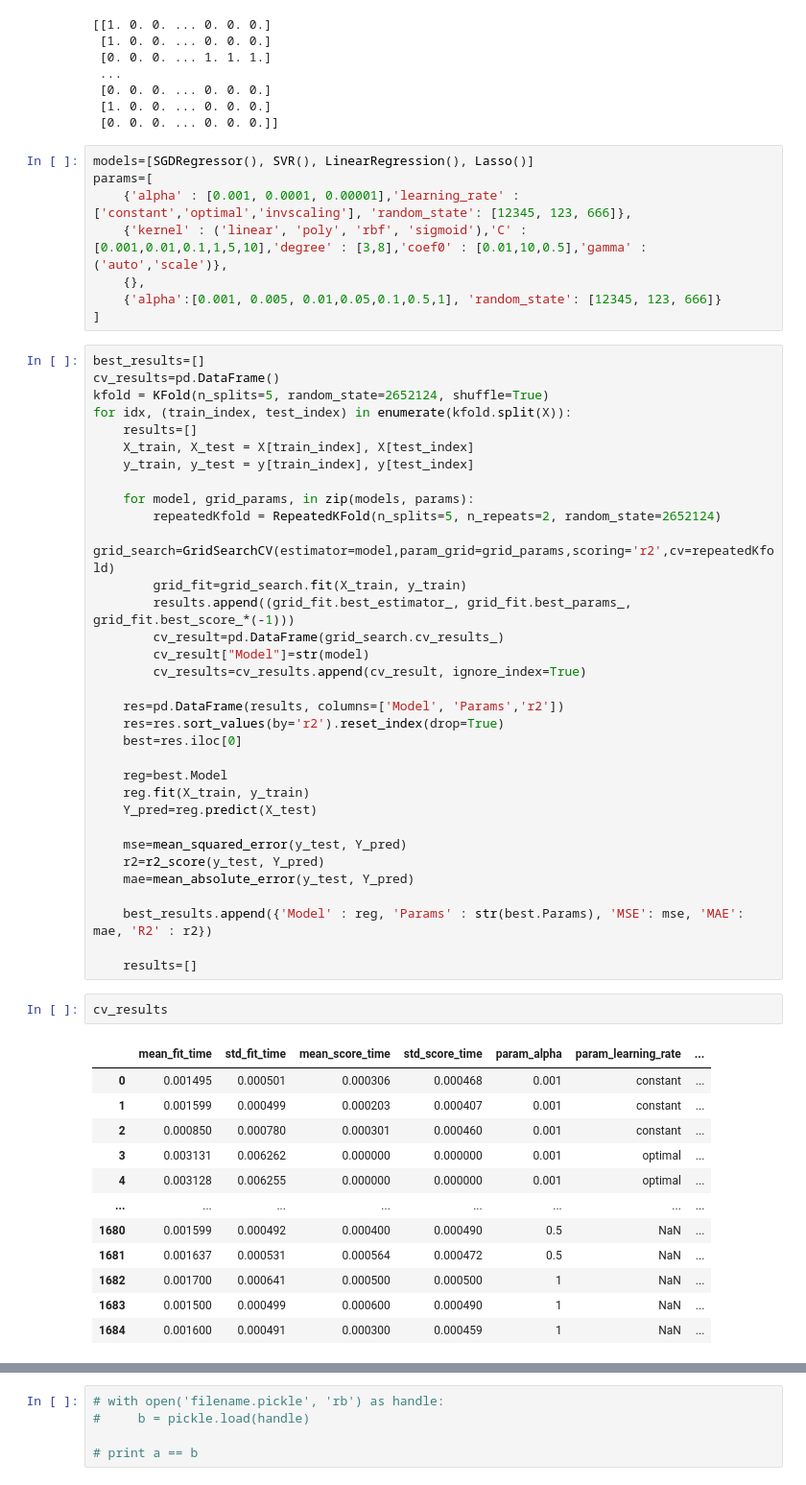
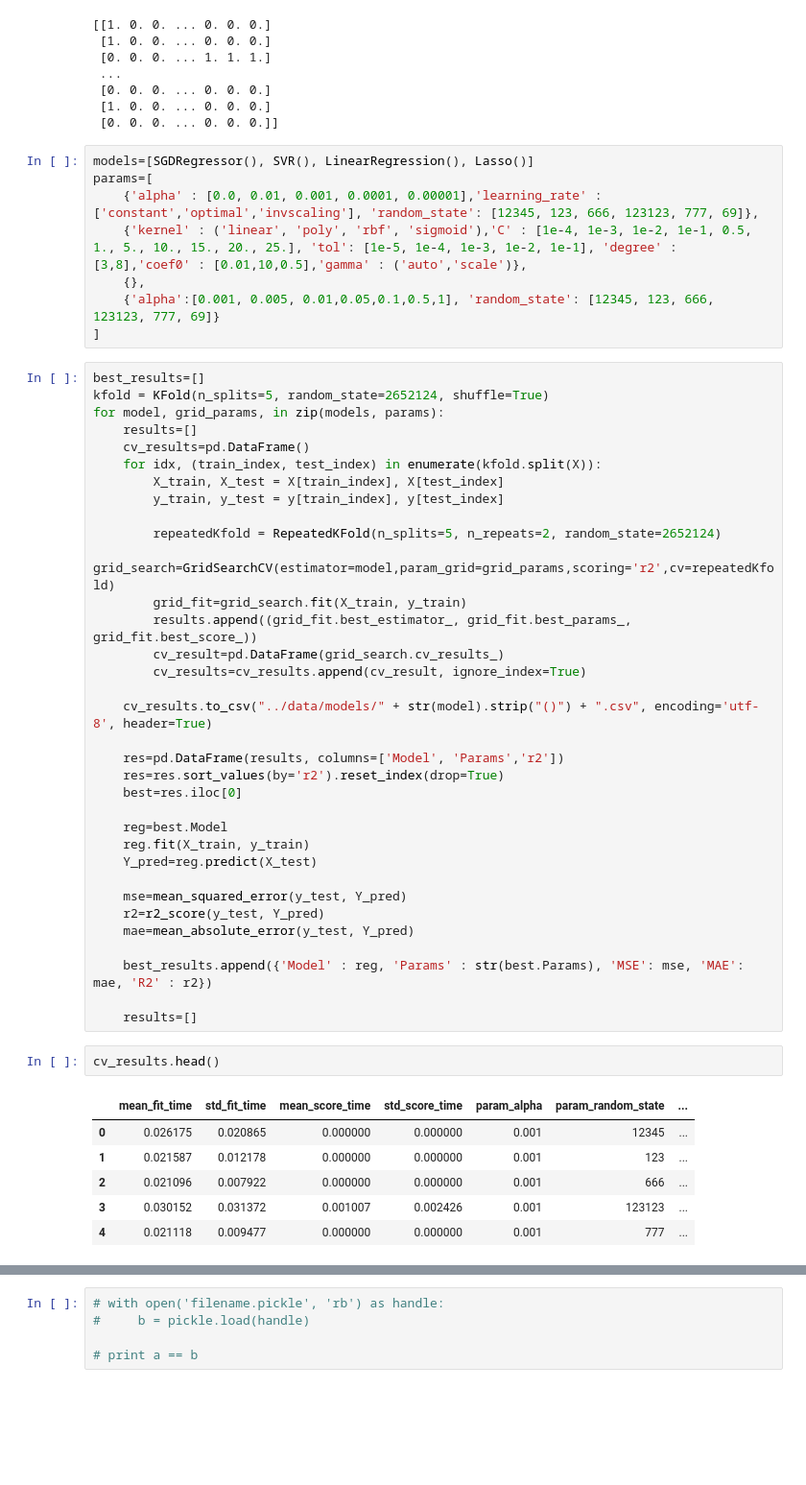
Before and after one commit to nkwasniak/umwpl2021-hepatoxicity-prediction, a Jupyter notebook: notebooks/hepatotoxicity_prediciton.ipynb, the cells around one changed output, grey strips where cells are left out. Shown at 96% size. Saved outputs shown, nothing was run; the diff lists cells and outputs as text; blank space fills up the shorter version.

```diff
--- a/notebooks/hepatotoxicity_prediciton.ipynb
+++ b/notebooks/hepatotoxicity_prediciton.ipynb
@@ -52,28 +53,29 @@ print(X)
 # %%
 models=[SGDRegressor(), SVR(), LinearRegression(), Lasso()]
 params=[
-    {'alpha' : [0.001, 0.0001, 0.00001],'learning_rate' : ['constant','optimal','invscaling'], 'random_state': [12345, 123, 666]},
-    {'kernel' : ('linear', 'poly', 'rbf', 'sigmoid'),'C' : [0.001,0.01,0.1,1,5,10],'degree' : [3,8],'coef0' : [0.01,10,0.5],'gamma' : ('auto','scale')},
+    {'alpha' : [0.0, 0.01, 0.001, 0.0001, 0.00001],'learning_rate' : ['constant','optimal','invscaling'], 'random_state': [12345, 123, 666, 123123, 777, 69]},
+    {'kernel' : ('linear', 'poly', 'rbf', 'sigmoid'),'C' : [1e-4, 1e-3, 1e-2, 1e-1, 0.5, 1., 5., 10., 15., 20., 25.], 'tol': [1e-5, 1e-4, 1e-3, 1e-2, 1e-1], 'degree' : [3,8],'coef0' : [0.01,10,0.5],'gamma' : ('auto','scale')},
     {},
-    {'alpha':[0.001, 0.005, 0.01,0.05,0.1,0.5,1], 'random_state': [12345, 123, 666]}
+    {'alpha':[0.001, 0.005, 0.01,0.05,0.1,0.5,1], 'random_state': [12345, 123, 666, 123123, 777, 69]}
 ]
 # %%
 best_results=[]
-cv_results=pd.DataFrame()
 kfold = KFold(n_splits=5, random_state=2652124, shuffle=True)
-for idx, (train_index, test_index) in enumerate(kfold.split(X)):
+for model, grid_params, in zip(models, params):
     results=[]
-    X_train, X_test = X[train_index], X[test_index]
-    y_train, y_test = y[train_index], y[test_index]
+    cv_results=pd.DataFrame()
+    for idx, (train_index, test_index) in enumerate(kfold.split(X)):
+        X_train, X_test = X[train_index], X[test_index]
+        y_train, y_test = y[train_index], y[test_index]
 
-    for model, grid_params, in zip(models, params):
         repeatedKfold = RepeatedKFold(n_splits=5, n_repeats=2, random_state=2652124)
         grid_search=GridSearchCV(estimator=model,param_grid=grid_params,scoring='r2',cv=repeatedKfold)
         grid_fit=grid_search.fit(X_train, y_train)
-        results.append((grid_fit.best_estimator_, grid_fit.best_params_, grid_fit.best_score_*(-1)))
+        results.append((grid_fit.best_estimator_, grid_fit.best_params_, grid_fit.best_score_))
         cv_result=pd.DataFrame(grid_search.cv_results_)
-        cv_result["Model"]=str(model)
         cv_results=cv_results.append(cv_result, ignore_index=True)
+
+    cv_results.to_csv("../data/models/" + str(model).strip("()") + ".csv", encoding='utf-8', header=True)
 
     res=pd.DataFrame(results, columns=['Model', 'Params','r2'])
     res=res.sort_values(by='r2').reset_index(drop=True)
@@ -91,17 +93,11 @@ for idx, (train_index, test_index) in enumerate(kfold.split(X)):
 
     results=[]
 # %%
-cv_results
+cv_results.head()
 # %% [output]
-|  | mean_fit_time | std_fit_time | mean_score_time | std_score_time | param_alpha | param_learning_rate | ... |
-| 0 | 0.001495 | 0.000501 | 0.000306 | 0.000468 | 0.001 | constant | ... |
-| 1 | 0.001599 | 0.000499 | 0.000203 | 0.000407 | 0.001 | constant | ... |
-| 2 | 0.000850 | 0.000780 | 0.000301 | 0.000460 | 0.001 | constant | ... |
-| 3 | 0.003131 | 0.006262 | 0.000000 | 0.000000 | 0.001 | optimal | ... |
-| 4 | 0.003128 | 0.006255 | 0.000000 | 0.000000 | 0.001 | optimal | ... |
-| ... | ... | ... | ... | ... | ... | ... | ... |
-| 1680 | 0.001599 | 0.000492 | 0.000400 | 0.000490 | 0.5 | NaN | ... |
-| 1681 | 0.001637 | 0.000531 | 0.000564 | 0.000472 | 0.5 | NaN | ... |
-| 1682 | 0.001700 | 0.000641 | 0.000500 | 0.000500 | 1 | NaN | ... |
-| 1683 | 0.001500 | 0.000499 | 0.000600 | 0.000490 | 1 | NaN | ... |
-| 1684 | 0.001600 | 0.000491 | 0.000300 | 0.000459 | 1 | NaN | ... |
+|  | mean_fit_time | std_fit_time | mean_score_time | std_score_time | param_alpha | param_random_state | ... |
+| 0 | 0.026175 | 0.020865 | 0.000000 | 0.000000 | 0.001 | 12345 | ... |
+| 1 | 0.021587 | 0.012178 | 0.000000 | 0.000000 | 0.001 | 123 | ... |
+| 2 | 0.021096 | 0.007922 | 0.000000 | 0.000000 | 0.001 | 666 | ... |
+| 3 | 0.030152 | 0.031372 | 0.001007 | 0.002426 | 0.001 | 123123 | ... |
+| 4 | 0.021118 | 0.009477 | 0.000000 | 0.000000 | 0.001 | 777 | ... |
```
Also changed, not shown: parts of 20 cells of this notebook.
